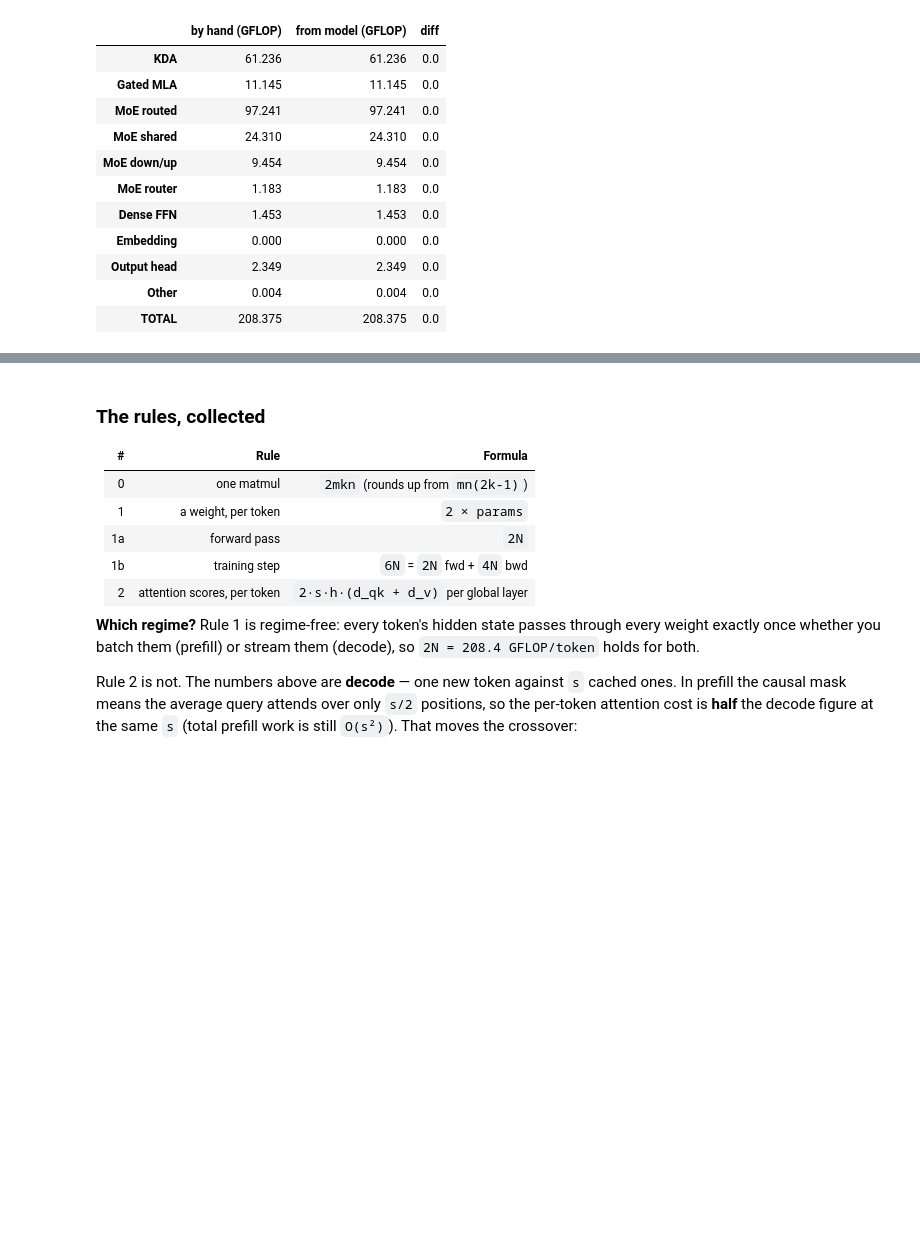
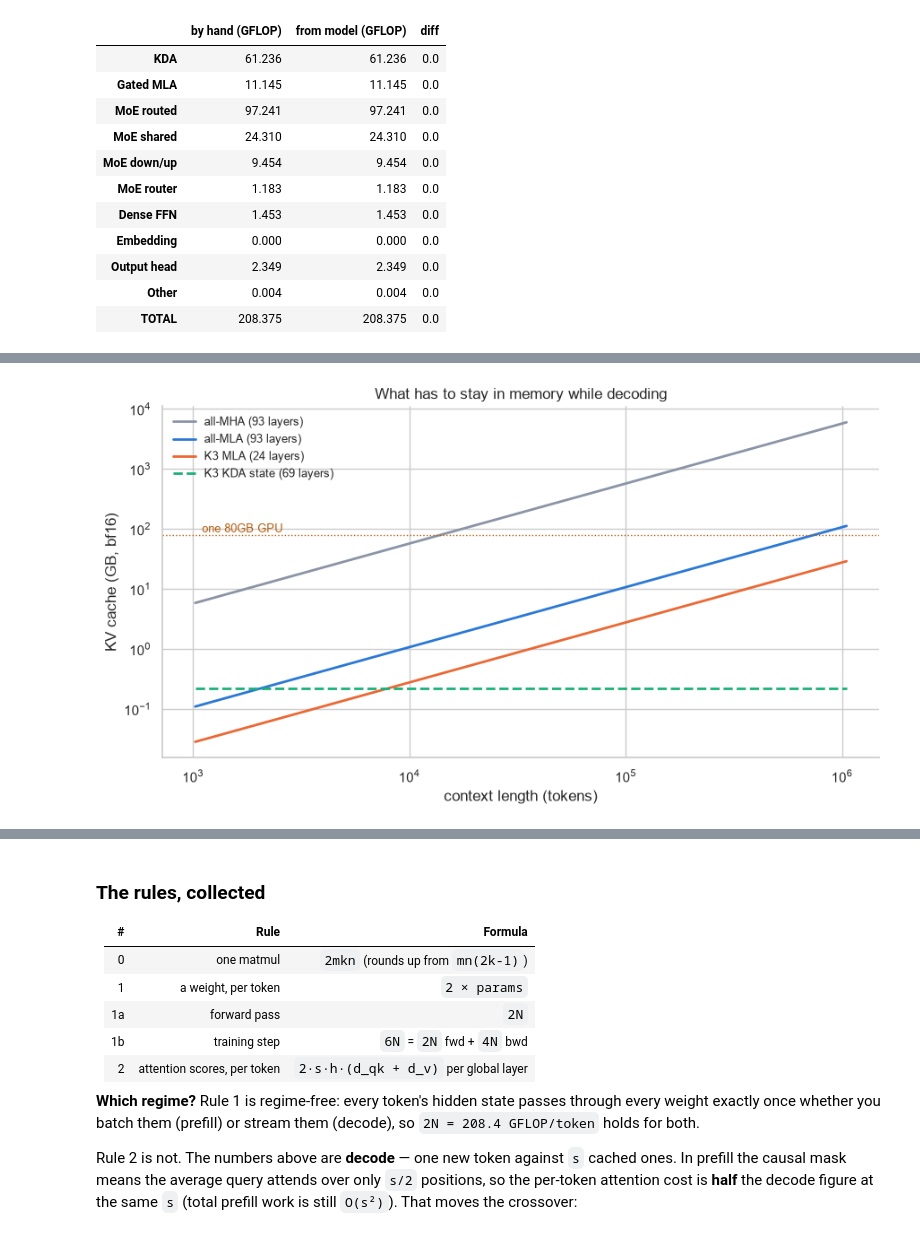
Before and after one commit to dougUCN/kimik3-exercise, a Jupyter notebook: kimik3.ipynb, the cells around one changed output, grey strips where cells are left out. Saved outputs shown, nothing was run; the diff lists cells and outputs as text; code cells hidden in the pictures; blank space fills up the shorter version.

```diff
--- a/kimik3.ipynb
+++ b/kimik3.ipynb
@@ -644,0 +719,27 @@ flops.round(3)
+# %%
+fig, ax = plt.subplots(figsize=(9, 5))
+s_ = np.logspace(np.log10(1024), np.log10(2**20), 120)
+
+curves = {
+    "all-MHA (93 layers)": ("#8a94a6", "-"),
+    "all-MLA (93 layers)": (TOTAL, "-"),
+    "K3 MLA (24 layers)": (ACTIVE, "-"),
+    "K3 KDA state (69 layers)": ("#1baf7a", "--"),
+}
+for label, (color, ls) in curves.items():
+    gb = np.array([kv_cache_bytes(cfg, int(x))[label] / 1e9 for x in s_])
+    ax.plot(s_, gb, color=color, ls=ls, lw=2, label=label)
+
+ax.axhline(80, color="#b45f10", lw=1, ls=":")
+ax.text(1100, 88, "one 80GB GPU", fontsize=9, color="#b45f10")
+
+ax.set_xscale("log")
+ax.set_yscale("log")
+ax.set_xlabel("context length (tokens)")
+ax.set_ylabel("KV cache (GB, bf16)")
+ax.set_title("What has to stay in memory while decoding")
+ax.legend(frameon=False, loc="upper left", fontsize=9)
+sns.despine()
+plt.tight_layout()
+# %% [output]
+[figure, added]
```
Also changed, not shown: parts of 4 cells of this notebook, 3 other files.
